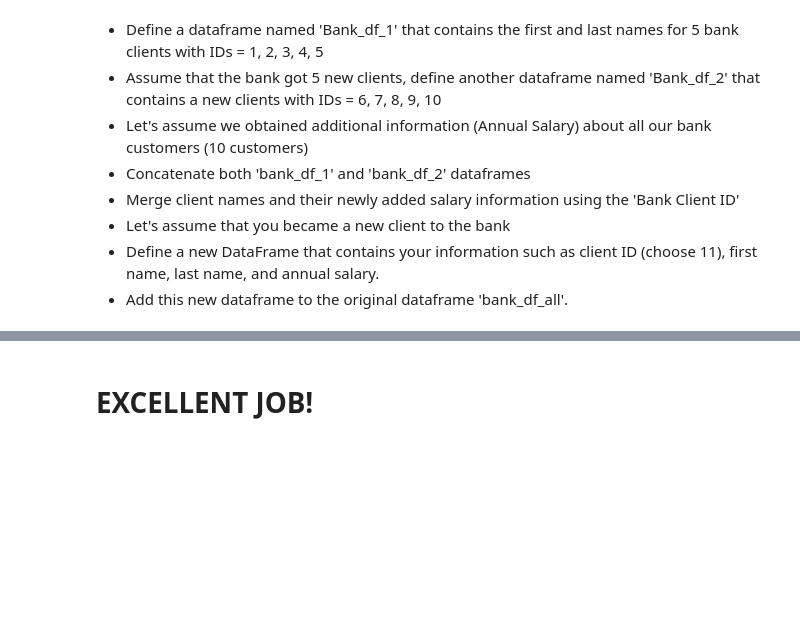
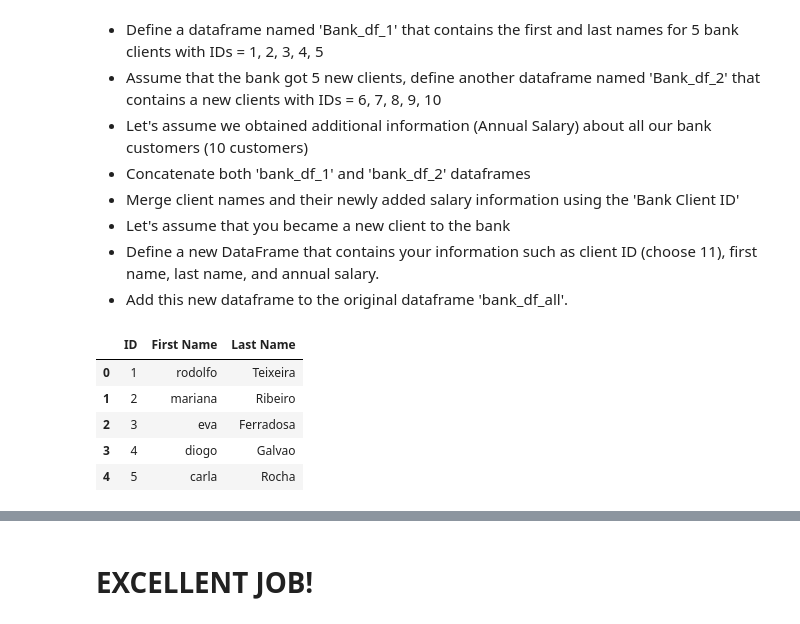
Before and after one commit to RRFteixeira/courseraproj-Python_for_Data_Analysis, a Jupyter notebook: Python 101 - Python Libraries for Data Analysis - Numpy and Pandas.ipynb, the cells around one changed output, grey strips where cells are left out. Cells and saved outputs as stored; diff of their text form; code cells hidden in the pictures; blank space fills up the shorter version.

```diff
--- a/Python 101 - Python Libraries for Data Analysis - Numpy and Pandas.ipynb
+++ b/Python 101 - Python Libraries for Data Analysis - Numpy and Pandas.ipynb
@@ -583,3 +586,13 @@ bank_client_df
 - Let's assume that you became a new client to the bank
 - Define a new DataFrame that contains your information such as client ID (choose 11), first name, last name, and annual salary.
 - Add this new dataframe to the original dataframe 'bank_df_all'.
+# %%
+Bank_df_1 = pd.DataFrame({'ID':[1,2,3,4,5], 'First Name':['rodolfo','mariana','eva','diogo','carla'], 'Last Name':['Teixeira','Ribeiro','Ferradosa','Galvao','Rocha']})
+Bank_df_1
+# %% [output]
+|  | ID | First Name | Last Name |
+| 0 | 1 | rodolfo | Teixeira |
+| 1 | 2 | mariana | Ribeiro |
+| 2 | 3 | eva | Ferradosa |
+| 3 | 4 | diogo | Galvao |
+| 4 | 5 | carla | Rocha |
```
Also changed, not shown: parts of 35 cells of this notebook.
